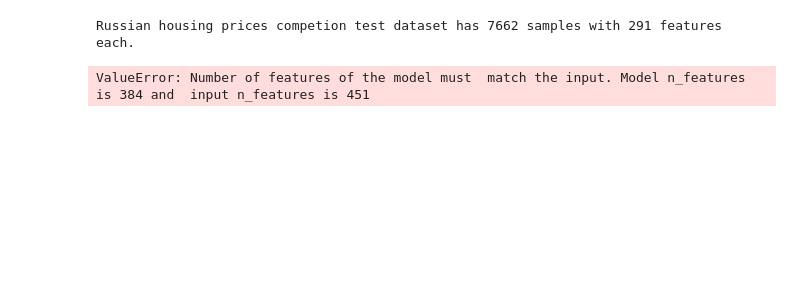
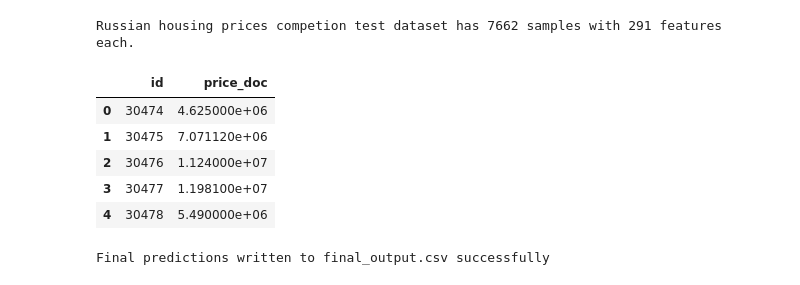
Before and after one commit to adammalpass/russian_housing, a Jupyter notebook: russian_housing.ipynb, the cells around one changed output. Drawn from its saved outputs; the diff is of its cells as text; code cells hidden in the pictures; blank space fills up the shorter version.

Commit message:
feat: Remove one-hot enconding - just use numerical values. Complete competition data pipeline to csv output. But Kaggle shows error parsing data.

```diff
--- a/russian_housing.ipynb
+++ b/russian_housing.ipynb
@@ -96,7 +97,7 @@ features_one_hot.to_csv("features_one_hot.csv")
 from sklearn.cross_validation import train_test_split
 
 #Shuffle and split the data into training and testing subsets
-X_train, X_test, y_train, y_test = train_test_split(features_one_hot, results, test_size = 0.2, random_state = 17)
+X_train, X_test, y_train, y_test = train_test_split(features_final, results, test_size = 0.2, random_state = 17)
 
 print "Training and testing split was successful."
 # %% [output]
@@ -239,19 +240,32 @@ except:
 Russian housing prices competion test dataset has 7662 samples with 291 features each.
 # %%
 test_data.fillna(value = 0, axis = 0, inplace = True)
+ids = test_data['id']
 test_data.drop(['id', 'timestamp'], axis = 1, inplace = True)
-test_data_one_hot = pd.get_dummies(test_data, columns = ["water_1line", "product_type", "sub_area", "culture_objects_top_25", "thermal_power_plant_raion", "incineration_raion", "oil_chemistry_raion", "radiation_raion", "railroad_terminal_raion", "big_market_raion", "nuclear_reactor_raion", "detention_facility_raion", "big_road1_1line", "railroad_1line", "ecology"])
+test_final = features[list(test_data.select_dtypes(include=['float64', 'int64']).columns)]
+
+#test_data_one_hot = pd.get_dummies(test_data, columns = ["water_1line", "product_type", "sub_area", "culture_objects_top_25", "thermal_power_plant_raion", "incineration_raion", "oil_chemistry_raion", "radiation_raion", "railroad_terminal_raion", "big_market_raion", "nuclear_reactor_raion", "detention_facility_raion", "big_road1_1line", "railroad_1line", "ecology"])
 # %%
 if algorithm_choice == 4: #XGBoost
-    d_test = xgb.DMatrix(test_data_one_hot)
+    d_test = xgb.DMatrix(test_final)
     test_predictions = bst.predict(d_test)
 else:  #Scikit-learn
-    test_predictions = reg.predict(test_data_one_hot)
+    test_predictions = reg.predict(test_final)
 
-final_output = pd.concat([test_data["test_id"], pd.Series(test_predictions, name = "is_duplicate")], axis=1)
+final_output = pd.concat([ids, pd.Series(test_predictions, name = "price_doc")], axis=1)
 
 #print "Final output has {} samples with {} features each.".format(*final_output.shape)
 
 display(final_output.head())
 # %% [output]
-ValueError: Number of features of the model must  match the input. Model n_features is 384 and  input n_features is 451
+|  | id | price_doc |
+| 0 | 30474 | 4.625000e+06 |
+| 1 | 30475 | 7.071120e+06 |
+| 2 | 30476 | 1.124000e+07 |
+| 3 | 30477 | 1.198100e+07 |
+| 4 | 30478 | 5.490000e+06 |
+# %%
+final_output.to_csv("final_output.csv", index = False)
+print "Final predictions written to final_output.csv successfully"
+# %% [output]
+Final predictions written to final_output.csv successfully
```
Also changed, not shown: parts of 4 cells of this notebook.
